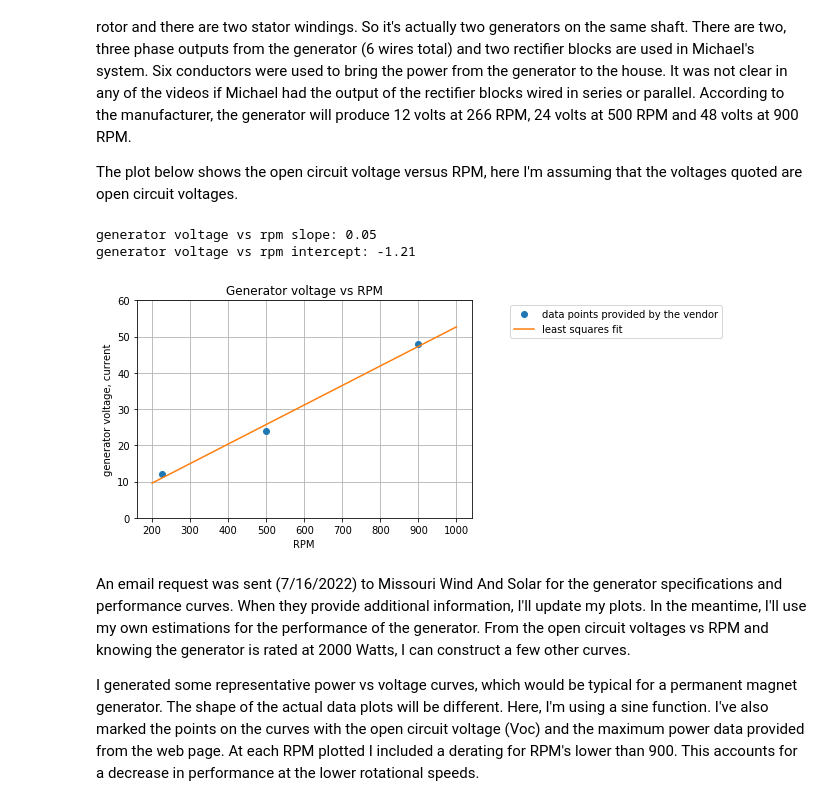
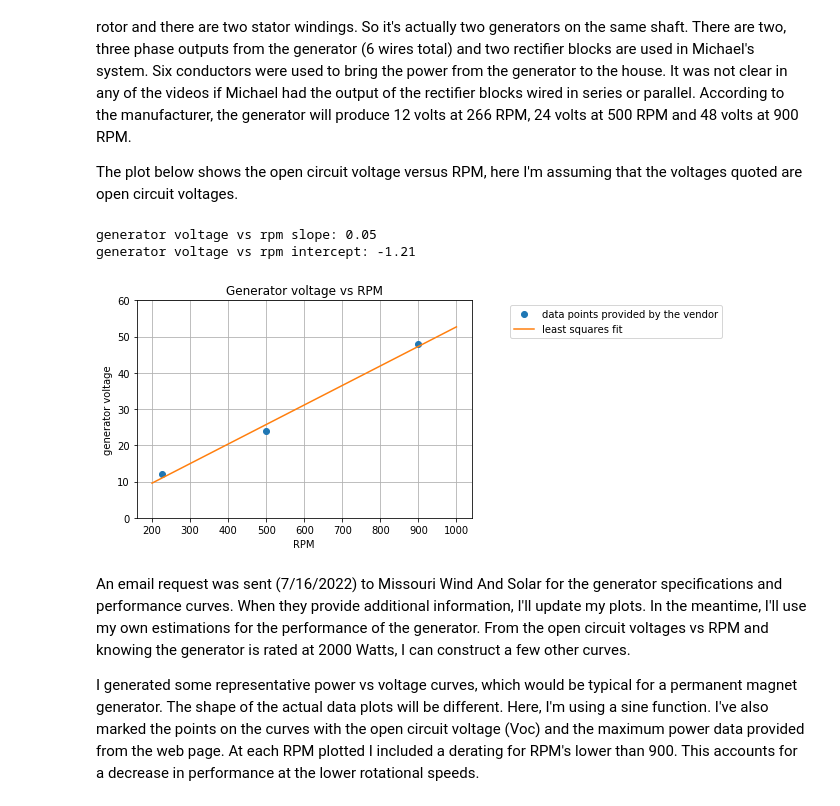
Before and after one commit to Tiburonboy/EE_jupyter_notebooks, a Jupyter notebook: Overshot waterwheel hydroelectric power system analysis/Overshot waterwheel hydroelectric power system analysis.ipynb, the cells around one changed output. Drawn from its saved outputs; the diff is of its cells as text; code cells hidden in the pictures.

```diff
--- a/Overshot waterwheel hydroelectric power system analysis/Overshot waterwheel hydroelectric power system analysis.ipynb
+++ b/Overshot waterwheel hydroelectric power system analysis/Overshot waterwheel hydroelectric power system analysis.ipynb
@@ -485,33 +485,33 @@ The plot below shows the open circuit voltage versus RPM, here I'm assuming that
 # %%
 gen_volts = np.array([12,24,48])
 gen_rpm = np.array([226,500,900])
 
 y = gen_volts
 x = gen_rpm
 m, c = np.polyfit(x, y, 1)
 print('generator voltage vs rpm slope: {:.2f}'.format(m))
 print('generator voltage vs rpm intercept: {:.2f}'.format(c))
 lstsq_fit = m*x + c  # data points for each rpm
 
 gen_rpm_plt = np.linspace(200, 1000, 10)
 plt.plot(gen_rpm,gen_volts,'o',label = 'data points provided by the vendor')
 plt.plot(gen_rpm_plt,m*gen_rpm_plt + c, '-',label='least squares fit')
 #plt.text(900+10,48-2, '2000W')
 # plt.plot(gen_rpm_plt,(gen_rpm_plt*2000/900)/(m*gen_rpm_plt + c), '-',label='current')
 
 plt.legend(bbox_to_anchor=(1.1, 1))
 plt.grid()
 
 plt.ylim((0,60))
-plt.ylabel('generator voltage, current')
+plt.ylabel('generator voltage')
 plt.xlabel('RPM')
 
 plt.title('Generator voltage vs RPM')
 plt.show()
 # %% [output]
 generator voltage vs rpm slope: 0.05
 generator voltage vs rpm intercept: -1.21
-[figure, old version]
+[figure, new version]
 # %% [markdown]
 An email request was sent (7/16/2022) to Missouri Wind And Solar for the generator specifications and performance curves. When they provide additional information, I'll update my plots.  In the meantime, I'll use my own estimations for the performance of the generator. From the open circuit voltages vs RPM and knowing the generator is rated at 2000 Watts, I can construct a few other curves.
 
```
Also changed, not shown: parts of 3 cells of this notebook.
